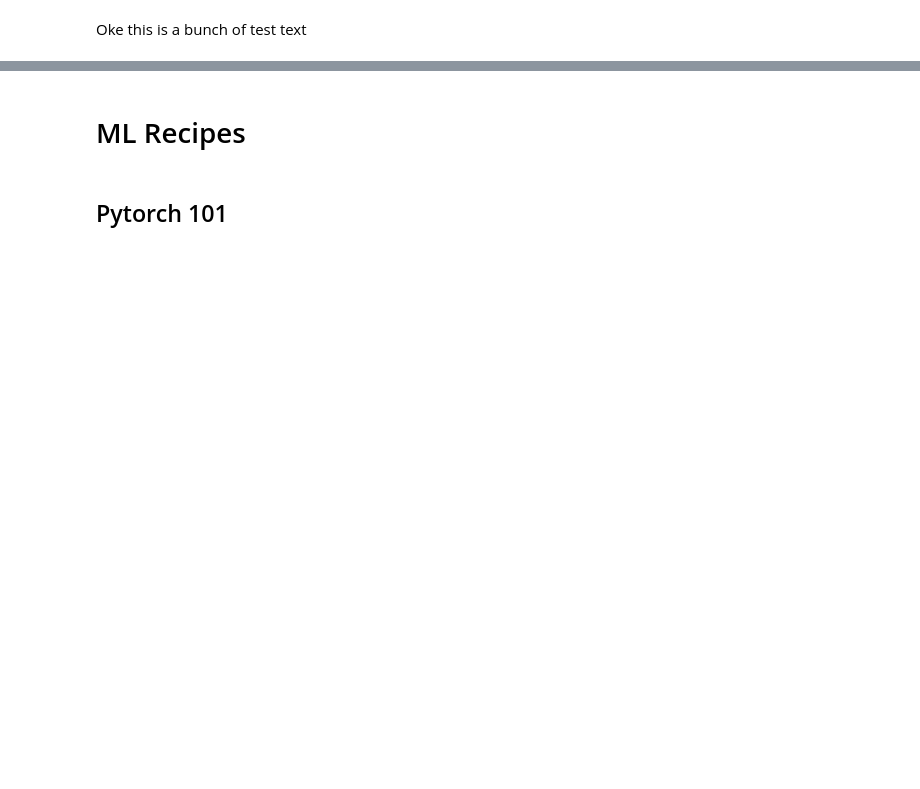
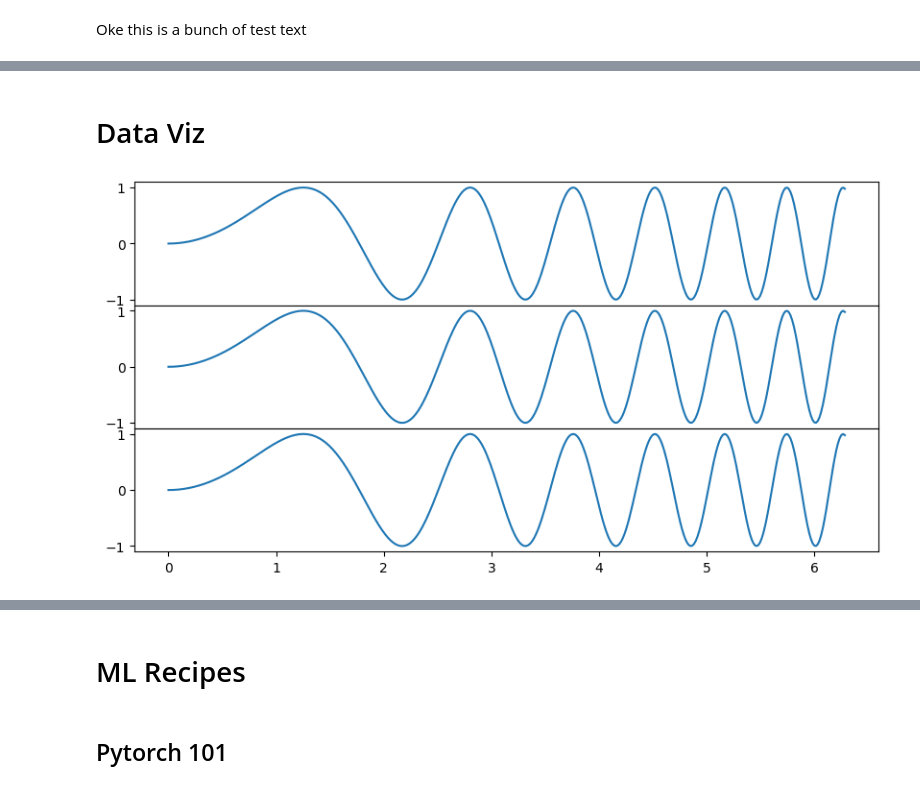
Before and after one commit to mennowitteveen/mjwt, a Jupyter notebook: nbs/ipynb_snippets.ipynb, the cells around one changed output, grey strips where cells are left out. Saved outputs shown, nothing was run; the diff lists cells and outputs as text; code cells hidden in the pictures; blank space fills up the shorter version.

```diff
--- a/nbs/ipynb_snippets.ipynb
+++ b/nbs/ipynb_snippets.ipynb
@@ -84,0 +85,21 @@ with contextlib.suppress(BaseException): # non-essential import for development.
+# %% [markdown]
+# Data Viz
+# %%
+import matplotlib.pyplot as plt
+from pylab import *
+import numpy as np
+
+x = np.linspace(0, 2*np.pi, 400)
+y = np.sin(x**2)
+
+subplots_adjust(hspace=0.000)
+number_of_subplots=3
+
+for i,v in enumerate(range(number_of_subplots)):
+    v = v+1
+    ax1 = subplot(number_of_subplots,1,v)
+    ax1.plot(x,y)
+
+plt.show()
+# %% [output]
+[figure, added]
```
Also changed, not shown: parts of 23 cells of this notebook.
